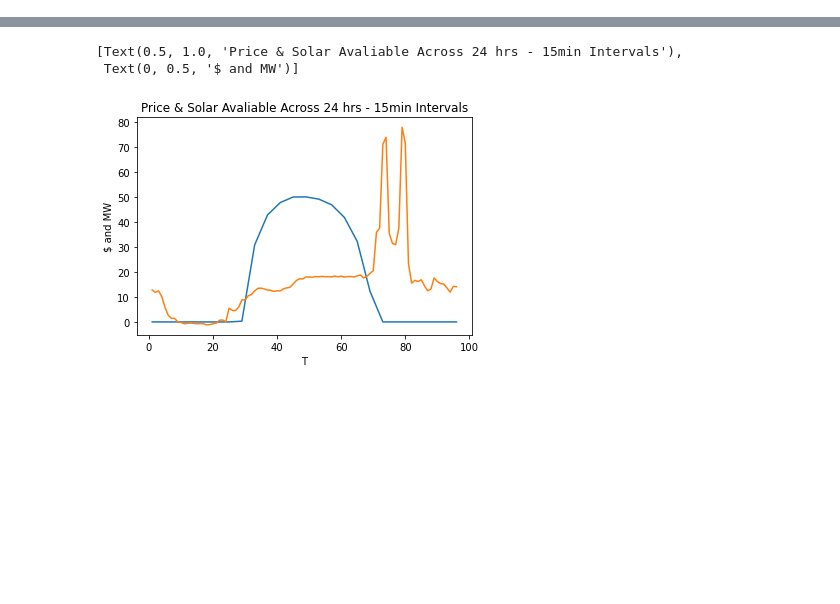
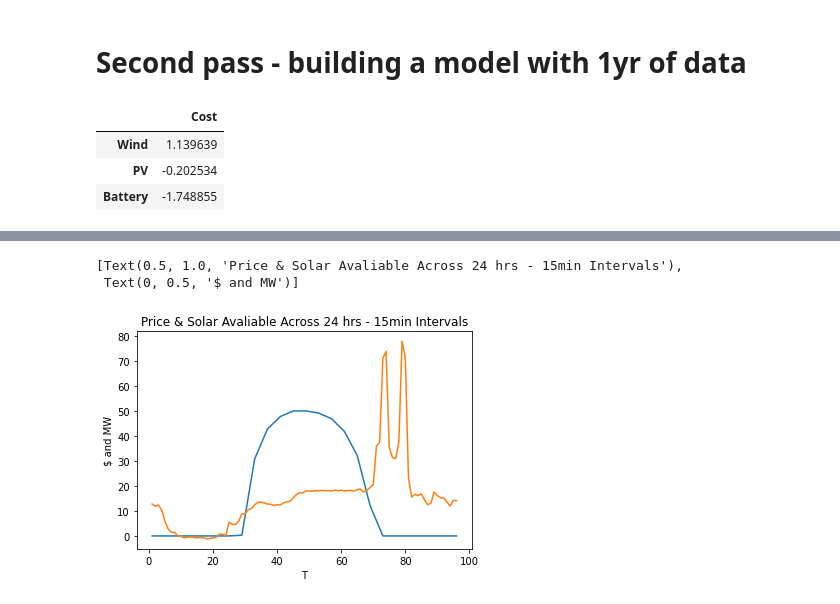
Before and after one commit to chris-lawrie/battery_modeling, a Jupyter notebook: Battery_Arbitrage.ipynb, the cells around one changed output, grey strips where cells are left out. Saved outputs shown, nothing was run; the diff lists cells and outputs as text; code cells hidden in the pictures; blank space fills up the shorter version.

```diff
--- a/Battery_Arbitrage.ipynb
+++ b/Battery_Arbitrage.ipynb
@@ -0,0 +1,14 @@
+# %% [markdown]
+# Second pass - building a model with 1yr of data
+# %%
+import numpy as np
+bar_chart_data = pd.DataFrame(
+np.random.randn(3, 1),
+["Wind", "PV", "Battery"],
+columns=["Cost"])
+bar_chart_data
+# %% [output]
+|  | Cost |
+| Wind | 1.139639 |
+| PV | -0.202534 |
+| Battery | -1.748855 |
```
Also changed, not shown: parts of 3 cells of this notebook, 3 other files.
